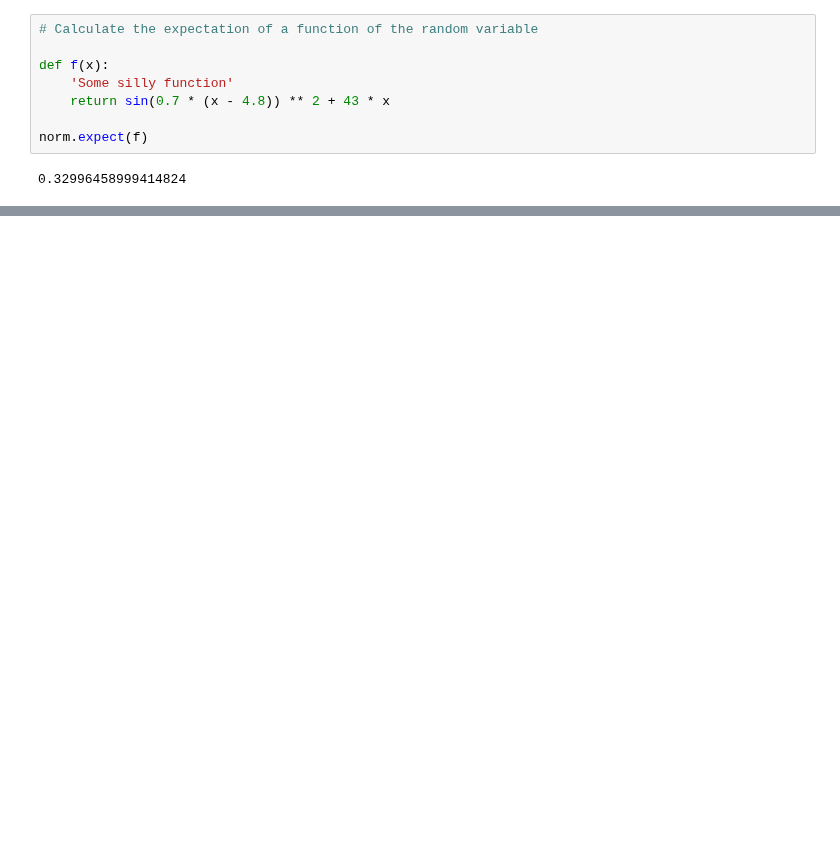
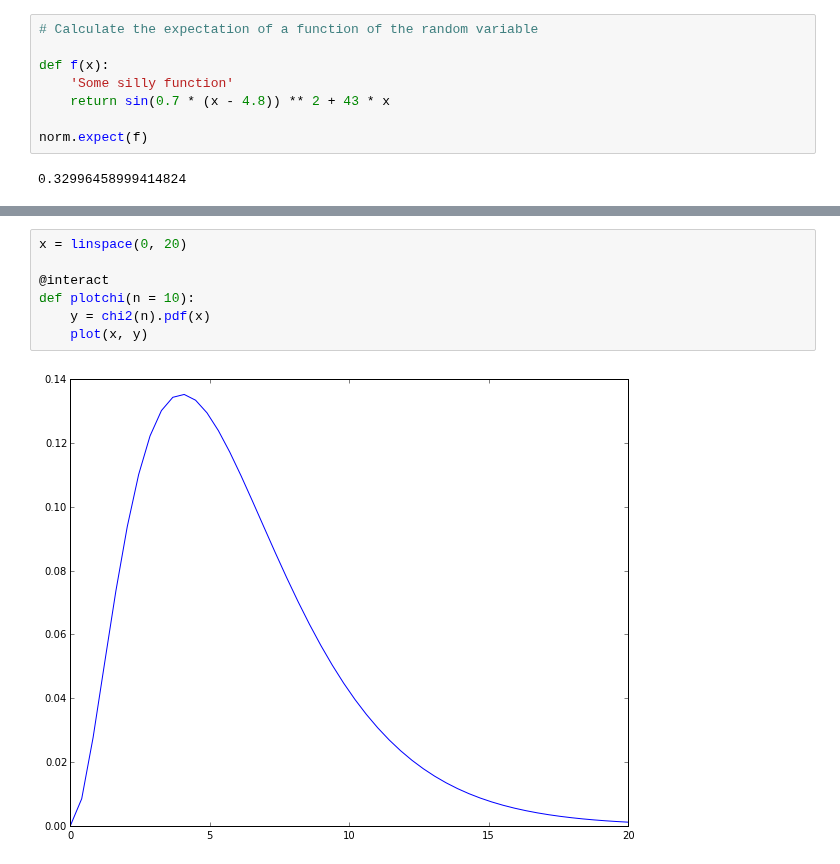
Before and after one commit to clarkfitzg/junkyard, a Jupyter notebook: stats_dist/distributions.ipynb, the cells around one changed output, grey strips where cells are left out. Cells and saved outputs as stored; diff of their text form; blank space fills up the shorter version.

```diff
--- a/stats_dist/distributions.ipynb
+++ b/stats_dist/distributions.ipynb
@@ -76,4 +76,13 @@ trix.plot_rv_cont(Z)
 <module 'matplotlib.pyplot' from '/Users/clark/anaconda/lib/python3.4/site-packages/matplotlib/pyplot.py'>
+# %%
+x = linspace(0, 20)
+
+@interact
+def plotchi(n = 10):
+    y = chi2(n).pdf(x)
+    plot(x, y)
+# %% [output]
+[figure, added]
 # %%
 @interact
 def showchi(n = 10):
```
Also changed, not shown: parts of 4 cells of this notebook, 44 other files.
